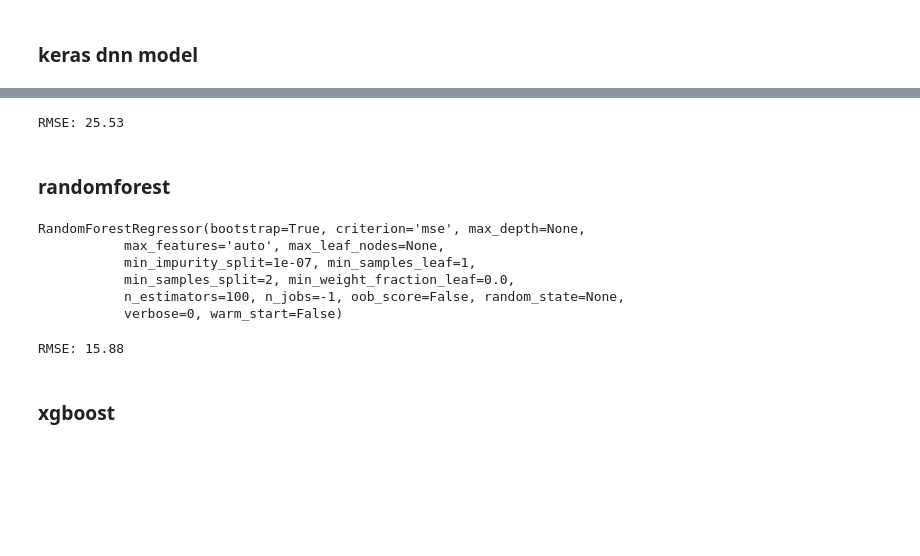
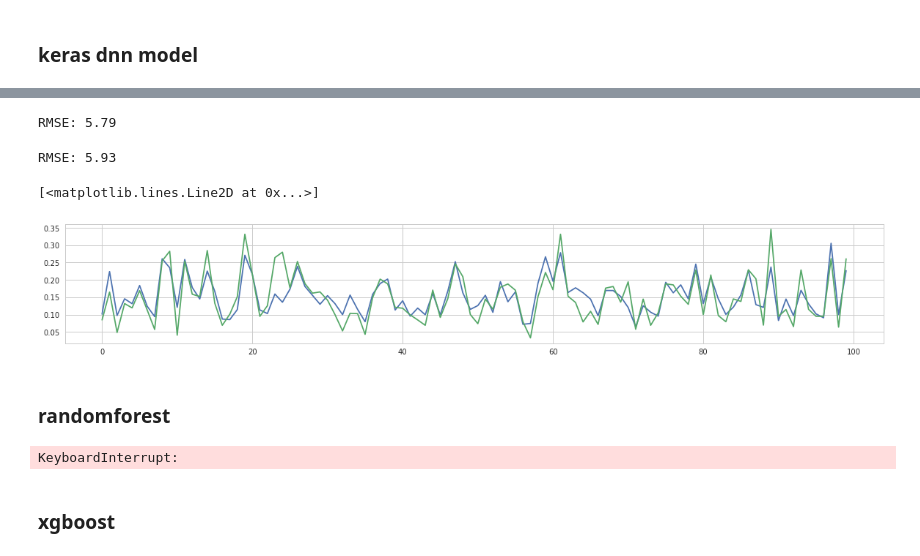
Before and after one commit to junwoopark92/2018-Posco-AI-Challenge, a Jupyter notebook: Task3_pred_restaurant_customer/jw/03.add_date_feature.ipynb, the cells around one changed output, grey strips where cells are left out. Drawn from its saved outputs; the diff is of its cells as text; code cells hidden in the pictures; blank space fills up the shorter version.

```diff
--- a/Task3_pred_restaurant_customer/jw/03.add_date_feature.ipynb
+++ b/Task3_pred_restaurant_customer/jw/03.add_date_feature.ipynb
@@ -265,13 +285,18 @@ Using TensorFlow backend.
 # %%
 # define base model
 def baseline_model():
-    visible = Input(shape=(1025,))
-    hidden1 = Dense(10, activation='relu')(visible)
-    hidden1 = Dense(10, activation='relu')(hidden1)
-    hidden1 = Dense(10, activation='relu')(hidden1)
+    visible = Input(shape=(1030,))
+    hidden1 = Dense(512, activation='relu')(visible)
+    hidden1 = Dense(256, activation='relu')(hidden1)
+    hidden1 = Dense(128, activation='relu')(hidden1)
+    hidden1 = Dense(64, activation='relu')(hidden1)
+    hidden1 = Dense(32, activation='relu')(hidden1)
+    hidden1 = Dense(16, activation='relu')(hidden1)
     output = Dense(1, activation='tanh')(hidden1)
+    adam = Adam(lr=0.001, beta_1=0.9, beta_2=0.999, epsilon=None, decay=0.0, amsgrad=False)
+    #sgd = SGD(lr=0.001, decay=0, momentum=0.9, nesterov=True)
     model = Model(inputs=visible, outputs=output)
-    model.compile(optimizer='adam',loss='mean_squared_error')
+    model.compile(optimizer=adam,loss='mean_squared_error',)
     model.summary()
 
     return model
@@ -296,5 +321,5 @@ Trainable params: 10,491
 Non-trainable params: 0
 _________________________________________________________________
 # %%
-dnn.fit(x=X_train,y=y_train,batch_size=100,epochs=3)
+dnn.fit(x=X_train,y=y_train,batch_size=1000,epochs=1)
 # %% [output]
@@ -307,25 +328,33 @@ Epoch 3/3
 <keras.callbacks.History at 0x...>
+# %%
+print("RMSE: %.2f"% math.sqrt(np.mean(( minmax_y.inverse_transform((dnn.predict(X_train))) - minmax_y.inverse_transform(y_train)) ** 2)))
+# %% [output]
+RMSE: 5.79
 # %%
-print("RMSE: %.2f"% math.sqrt(np.mean(( dnn.predict(X_test) - y_test) ** 2)))
+print("RMSE: %.2f"% math.sqrt(np.mean((minmax_y.inverse_transform(dnn.predict(X_test)) -  minmax_y.inverse_transform(y_test)) ** 2)))
 # %% [output]
-RMSE: 25.53
+RMSE: 5.93
+# %%
+pred = dnn.predict(X_test)
+# %%
+index = 700
+plt.plot(pred[index:index+100])
+plt.plot(y_test[index:index+100])
+# %% [output]
+[<matplotlib.lines.Line2D at 0x...>]
+[figure, added]
 # %% [markdown]
 ### randomforest
 # %%
 from sklearn.ensemble import RandomForestRegressor
-model_rfr = RandomForestRegressor(n_estimators=100, n_jobs=-1)
-model_rfr.fit(X_train,y_train)
+model_rfr = RandomForestRegressor(n_estimators=100,max_depth=10, n_jobs=4)
-# %% [output]
-RandomForestRegressor(bootstrap=True, criterion='mse', max_depth=None,
-           max_features='auto', max_leaf_nodes=None,
-           min_impurity_split=1e-07, min_samples_leaf=1,
-           min_samples_split=2, min_weight_fraction_leaf=0.0,
-           n_estimators=100, n_jobs=-1, oob_score=False, random_state=None,
-           verbose=0, warm_start=False)
+# %%
+%%time
+model_rfr.fit(X_train,y_train)
+# %% [output]
+KeyboardInterrupt:
 # %%
-print("RMSE: %.2f"% math.sqrt(np.mean((model_rfr.predict(X_test) - y_test) ** 2)))
+print("RMSE: %.2f"% math.sqrt(np.mean((minmax_y.inverse_transform(model_rfr.predict(X_test)) - minmax_y.inverse_transform(y_test)) ** 2)))
-# %% [output]
-RMSE: 15.88
 # %% [markdown]
 ### xgboost
 # %%
```
Also changed, not shown: parts of 29 cells of this notebook, 1 other file.
